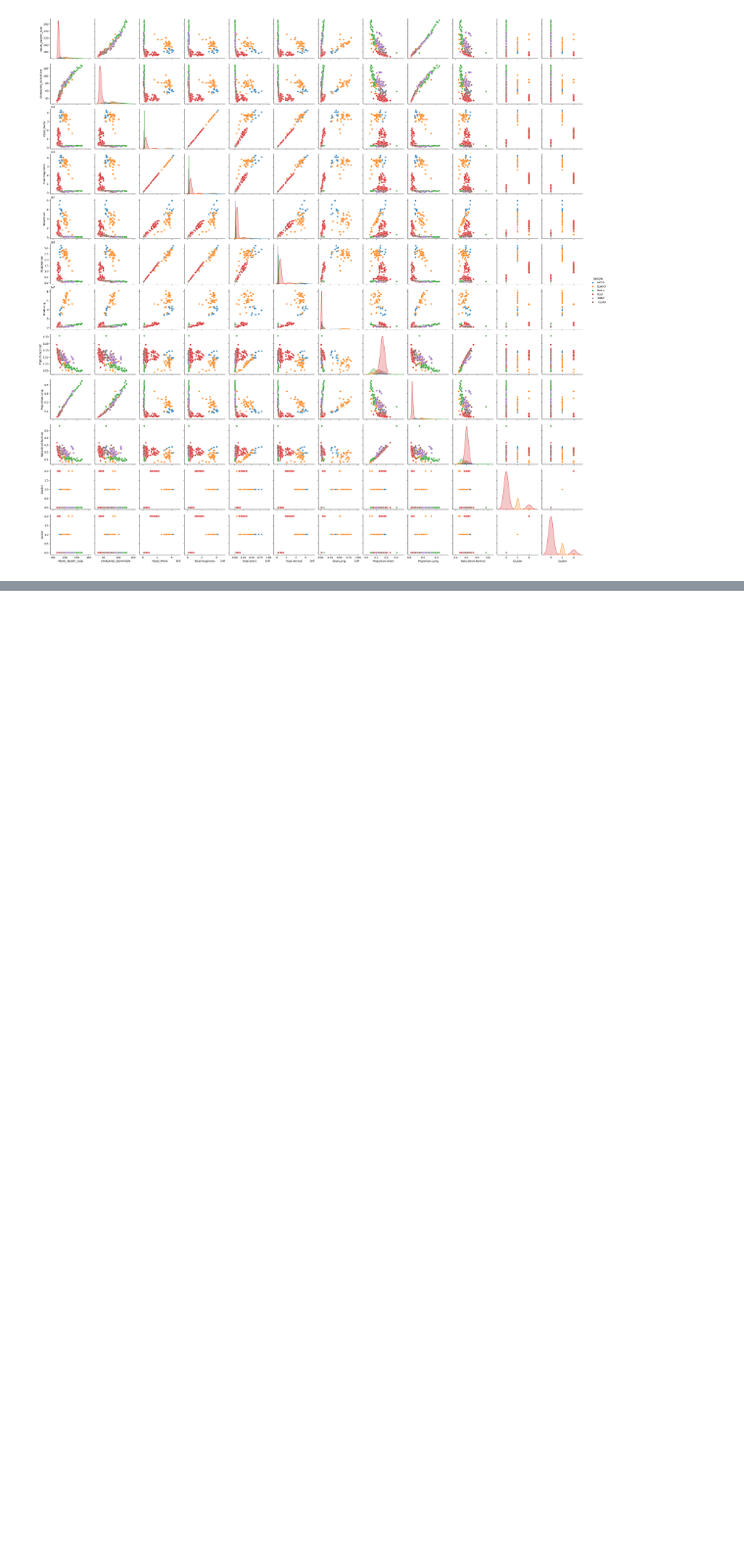
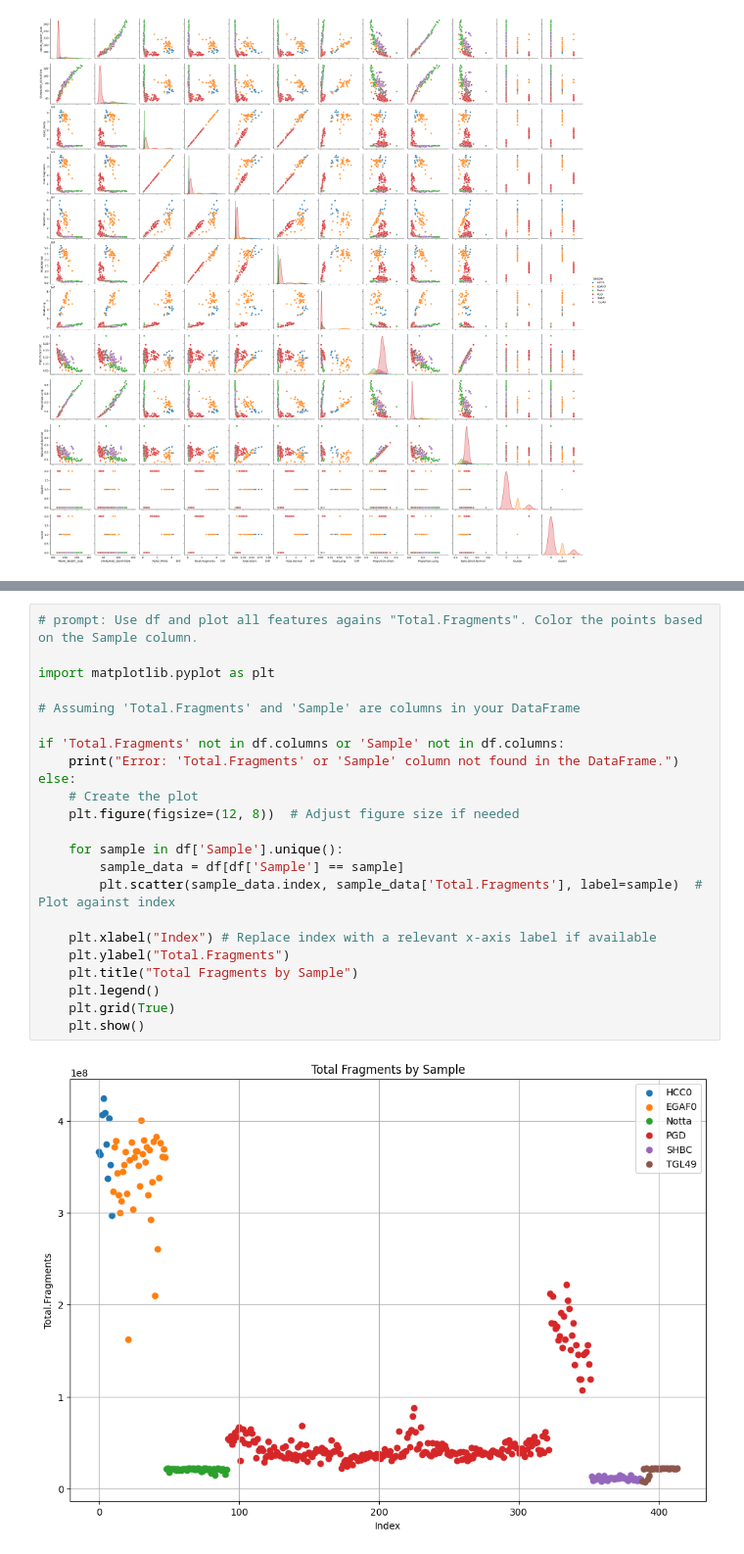
Before and after one commit to pughlab/hbc, a Jupyter notebook: hbc_clustering.ipynb, the cells around one changed output, grey strips where cells are left out. Shown at 98% size. Cells and saved outputs as stored; diff of their text form; blank space fills up the shorter version.

```diff
--- a/hbc_clustering.ipynb
+++ b/hbc_clustering.ipynb
@@ -150,0 +152,25 @@ print(df)
+# %%
+# prompt: Use df and plot all features agains "Total.Fragments". Color the points based on the Sample column.
+
+import matplotlib.pyplot as plt
+
+# Assuming 'Total.Fragments' and 'Sample' are columns in your DataFrame
+
+if 'Total.Fragments' not in df.columns or 'Sample' not in df.columns:
+    print("Error: 'Total.Fragments' or 'Sample' column not found in the DataFrame.")
+else:
+    # Create the plot
+    plt.figure(figsize=(12, 8))  # Adjust figure size if needed
+
+    for sample in df['Sample'].unique():
+        sample_data = df[df['Sample'] == sample]
+        plt.scatter(sample_data.index, sample_data['Total.Fragments'], label=sample)  # Plot against index
+
+    plt.xlabel("Index") # Replace index with a relevant x-axis label if available
+    plt.ylabel("Total.Fragments")
+    plt.title("Total Fragments by Sample")
+    plt.legend()
+    plt.grid(True)
+    plt.show()
+# %% [output]
+[figure, added]
```
Also changed, not shown: parts of 4 cells of this notebook.
